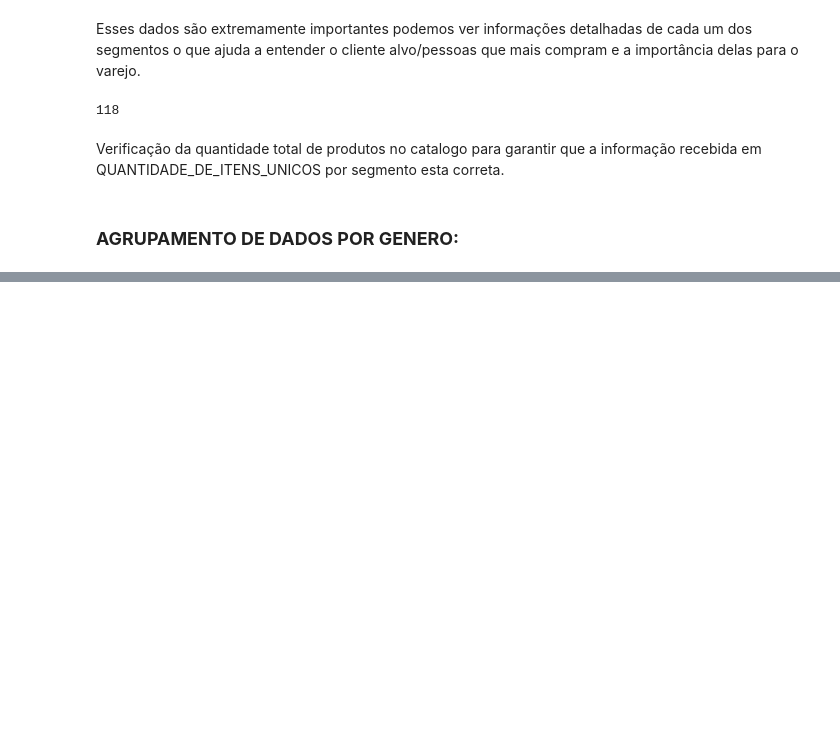
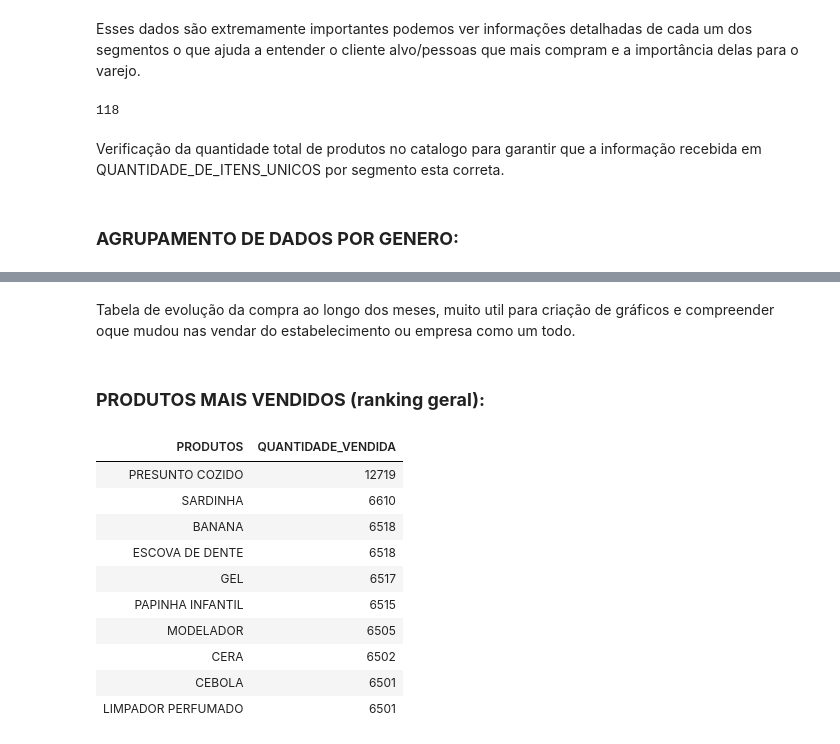
Before and after one commit to KrathK9722/Analise-de-Dados-Python-Projeto-Avaliativo-M1W07, a Jupyter notebook: Analise_Google_COLAB.ipynb, the cells around one changed output, grey strips where cells are left out. Cells and saved outputs as stored; diff of their text form; code cells hidden in the pictures; blank space fills up the shorter version.

```diff
--- a/Analise_Google_COLAB.ipynb
+++ b/Analise_Google_COLAB.ipynb
@@ -483,0 +546,24 @@ dados_genero.style.hide(axis="index")
+# %% [markdown]
+Tabela de evolução da compra ao longo dos meses, muito util para criação de gráficos e compreender oque mudou nas vendar do estabelecimento ou empresa como um todo.
+# %% [markdown]
+### **PRODUTOS MAIS VENDIDOS (ranking geral):**
+# %%
+produtos_explodido = dados_gerais.explode("PRODUTOS")
+
+top_10_produtos = produtos_explodido.groupby("PRODUTOS", as_index=False).agg(
+    QUANTIDADE_VENDIDA=("CO_ID", "count")   # quantas vezes aquele produto apareceu em compras
+).sort_values("QUANTIDADE_VENDIDA", ascending=False).head(10)
+
+top_10_produtos.style.hide(axis="index")
+# %% [output]
+| PRODUTOS | QUANTIDADE_VENDIDA |
+| PRESUNTO COZIDO | 12719 |
+| SARDINHA | 6610 |
+| BANANA | 6518 |
+| ESCOVA DE DENTE | 6518 |
+| GEL | 6517 |
+| PAPINHA INFANTIL | 6515 |
+| MODELADOR | 6505 |
+| CERA | 6502 |
+| CEBOLA | 6501 |
+| LIMPADOR PERFUMADO | 6501 |
```
Also changed, not shown: parts of 17 cells of this notebook.
